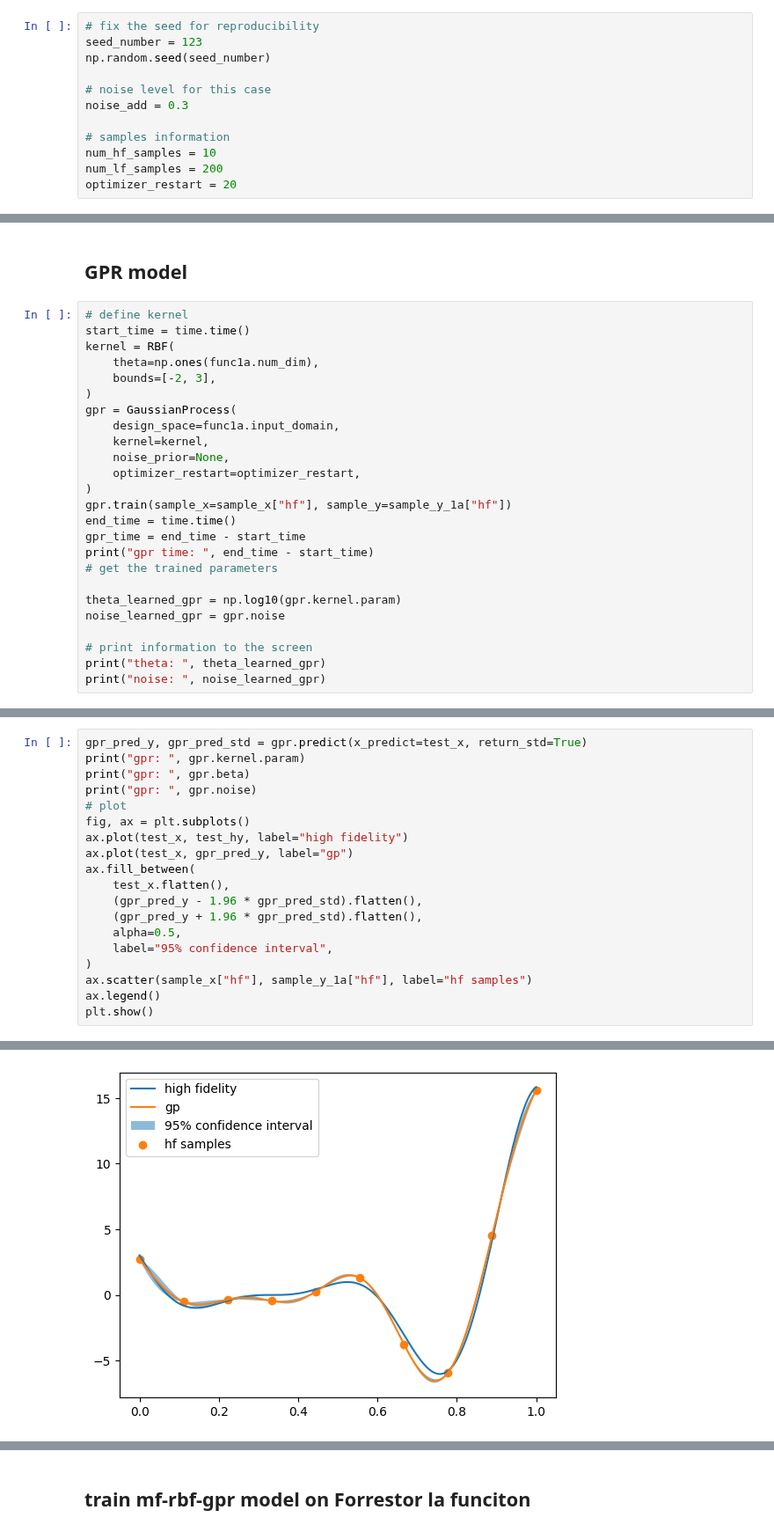
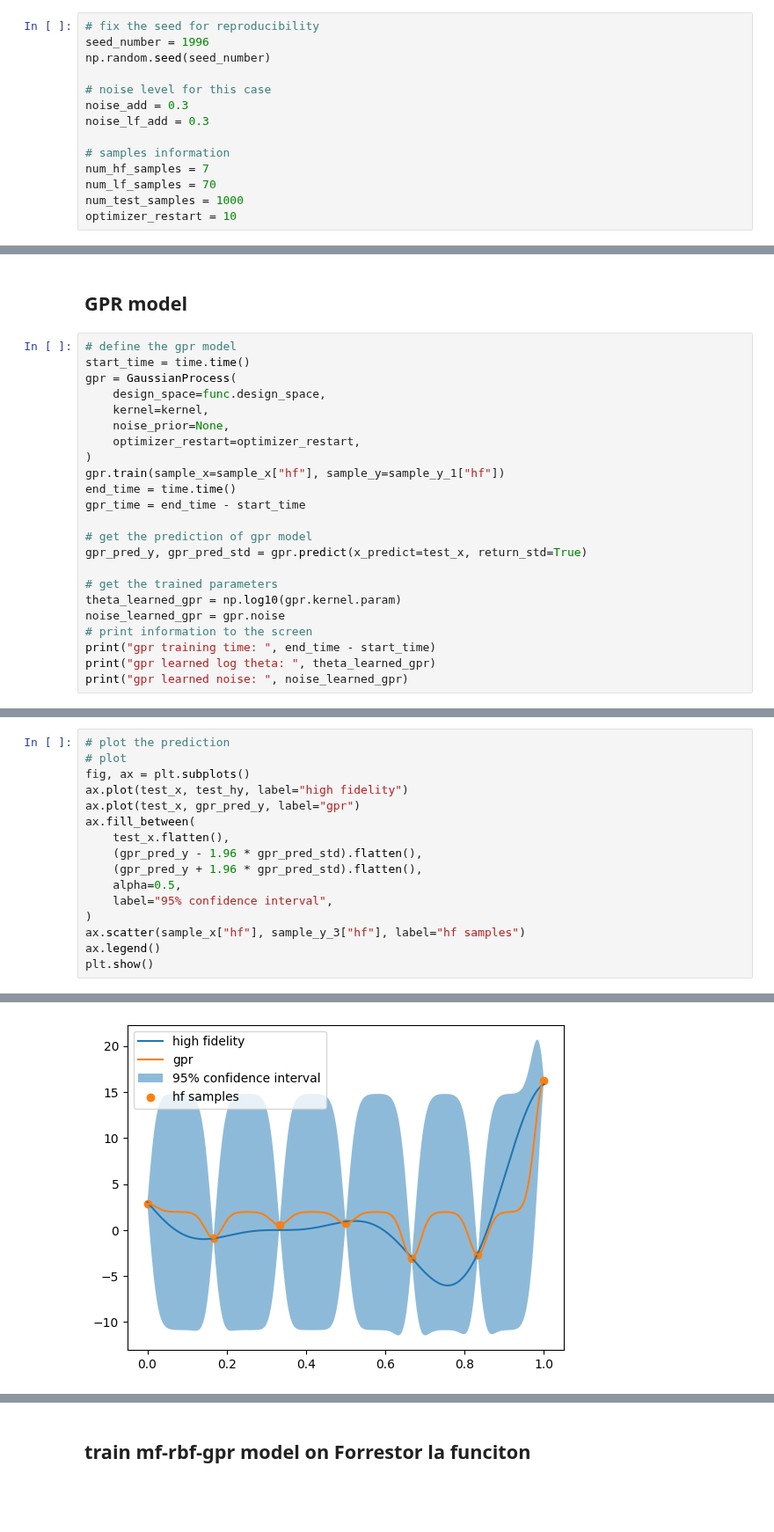
Before and after one commit to bessagroup/mfbml, a Jupyter notebook: studies/gpr_illustrative_examples/mf_rbf_gpr/landscape_of_nll.ipynb, the cells around one changed output, grey strips where cells are left out. Shown at 88% size. Drawn from its saved outputs; the diff is of its cells as text; blank space fills up the shorter version.

Commit message:
plots creating

```diff
--- a/studies/gpr_illustrative_examples/mf_rbf_gpr/landscape_of_nll.ipynb
+++ b/studies/gpr_illustrative_examples/mf_rbf_gpr/landscape_of_nll.ipynb
@@ -31,13 +27,15 @@ from mfbml.metrics.accuracy_metrics import (
 warnings.filterwarnings("ignore")
 # %%
 # fix the seed for reproducibility
-seed_number = 123
+seed_number = 1996
 np.random.seed(seed_number)
 
 # noise level for this case
 noise_add = 0.3
+noise_lf_add = 0.3
 
 # samples information
-num_hf_samples = 10
-num_lf_samples = 200
-optimizer_restart = 20
+num_hf_samples = 7
+num_lf_samples = 70
+num_test_samples = 1000
+optimizer_restart = 10
@@ -75,28 +146,26 @@ test_hy_noisy = func1a.hf(test_x_noisy) + np.random.normal(
 # %% [markdown]
 ## GPR model
 # %%
-# define kernel
+# define the gpr model
 start_time = time.time()
-kernel = RBF(
-    theta=np.ones(func1a.num_dim),
-    bounds=[-2, 3],
-)
 gpr = GaussianProcess(
-    design_space=func1a.input_domain,
+    design_space=func.design_space,
     kernel=kernel,
     noise_prior=None,
     optimizer_restart=optimizer_restart,
 )
-gpr.train(sample_x=sample_x["hf"], sample_y=sample_y_1a["hf"])
+gpr.train(sample_x=sample_x["hf"], sample_y=sample_y_1["hf"])
 end_time = time.time()
 gpr_time = end_time - start_time
-print("gpr time: ", end_time - start_time)
+
+# get the prediction of gpr model
+gpr_pred_y, gpr_pred_std = gpr.predict(x_predict=test_x, return_std=True)
+
 # get the trained parameters
-
 theta_learned_gpr = np.log10(gpr.kernel.param)
 noise_learned_gpr = gpr.noise
-
 # print information to the screen
-print("theta: ", theta_learned_gpr)
-print("noise: ", noise_learned_gpr)
+print("gpr training time: ", end_time - start_time)
+print("gpr learned log theta: ", theta_learned_gpr)
+print("gpr learned noise: ", noise_learned_gpr)
 # %% [output]
@@ -106,12 +212,9 @@ noise:  5.511636268363064e-05
 # %%
-gpr_pred_y, gpr_pred_std = gpr.predict(x_predict=test_x, return_std=True)
-print("gpr: ", gpr.kernel.param)
-print("gpr: ", gpr.beta)
-print("gpr: ", gpr.noise)
+# plot the prediction
 # plot
 fig, ax = plt.subplots()
 ax.plot(test_x, test_hy, label="high fidelity")
-ax.plot(test_x, gpr_pred_y, label="gp")
+ax.plot(test_x, gpr_pred_y, label="gpr")
 ax.fill_between(
     test_x.flatten(),
     (gpr_pred_y - 1.96 * gpr_pred_std).flatten(),
@@ -119,7 +222,7 @@ ax.fill_between(
     alpha=0.5,
     label="95% confidence interval",
 )
-ax.scatter(sample_x["hf"], sample_y_1a["hf"], label="hf samples")
+ax.scatter(sample_x["hf"], sample_y_3["hf"], label="hf samples")
 ax.legend()
 plt.show()
 # %% [output]
@@ -129 +229 @@ gpr:  5.511636268363064e-05
-[figure, old version]
+[figure, new version]
```
Also changed, not shown: parts of 35 cells of this notebook, 23 other files.
